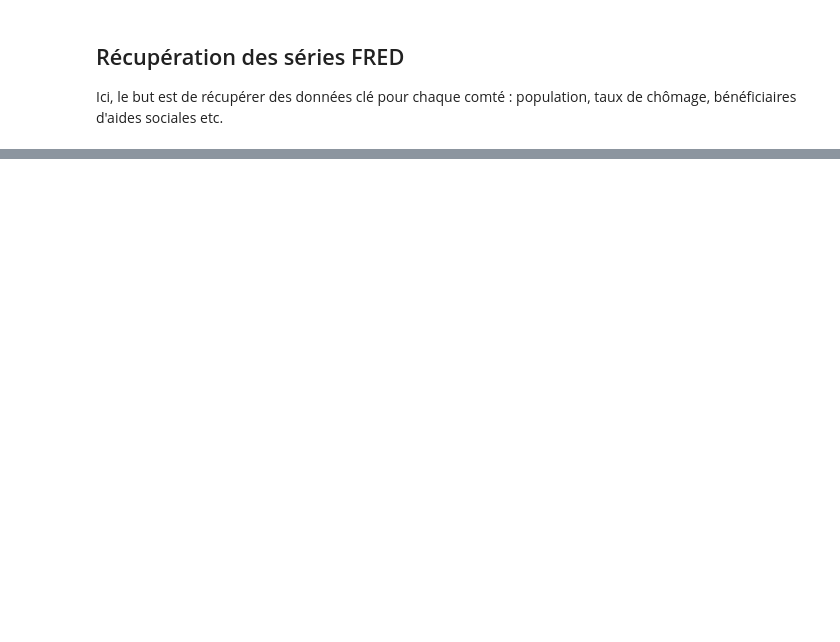
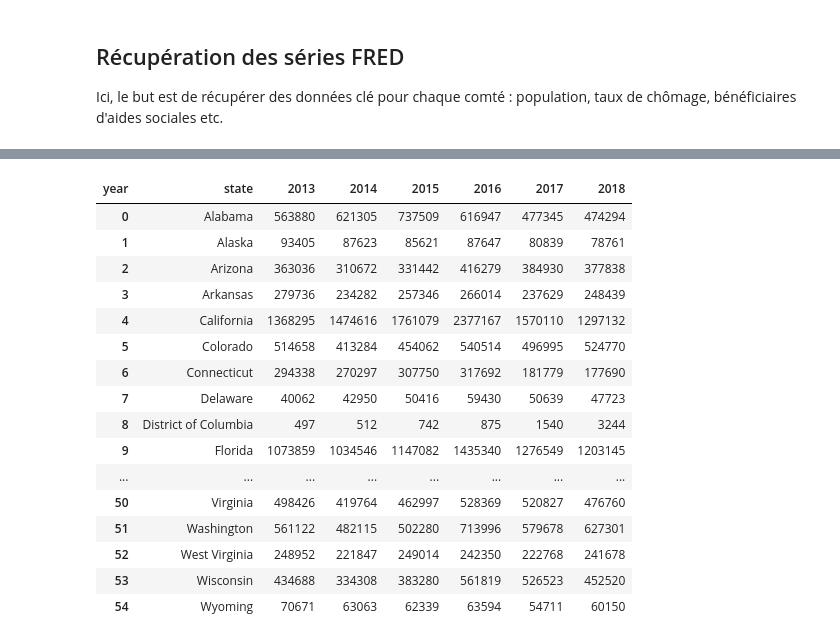
Before and after one commit to eleroux46/gun_violence, a Jupyter notebook: traitements_donnes.ipynb, the cells around one changed output, grey strips where cells are left out. Drawn from its saved outputs; the diff is of its cells as text; code cells hidden in the pictures; blank space fills up the shorter version.

```diff
--- a/traitements_donnes.ipynb
+++ b/traitements_donnes.ipynb
@@ -313,0 +334,4 @@ test_db.plot('med_h_income', legend=True, figsize=(20,12))
+# %%
+bg_checks_db = pd.read_csv('data/bg_checks.csv')
+bg_checks_db = bg_checks_db[['month', 'state', 'totals']]
+bg_checks_db.sample(5)
@@ -313,0 +345,34 @@ test_db.plot('med_h_income', legend=True, figsize=(20,12))
+# %%
+# Assuming 'month' is a string in 'year-month' format
+# If not, convert it to datetime using pd.to_datetime(bg_checks_db['month'])
+bg_checks_db['month'] = pd.to_datetime(bg_checks_db['month'] + '-01')
+
+# Create a new column for the year
+bg_checks_db['year'] = bg_checks_db['month'].dt.year
+
+# Create a pivot table
+bg_checks_db = bg_checks_db.pivot_table(values='totals', index='state', columns='year', aggfunc='sum', fill_value=0)
+
+# Display the result
+bg_checks_db = bg_checks_db.loc[:, 2013:2018]
+bg_checks_db.reset_index(inplace=True)
+# %%
+bg_checks_db
+# %% [output]
+| year | state | 2013 | 2014 | 2015 | 2016 | 2017 | 2018 |
+| 0 | Alabama | 563880 | 621305 | 737509 | 616947 | 477345 | 474294 |
+| 1 | Alaska | 93405 | 87623 | 85621 | 87647 | 80839 | 78761 |
+| 2 | Arizona | 363036 | 310672 | 331442 | 416279 | 384930 | 377838 |
+| 3 | Arkansas | 279736 | 234282 | 257346 | 266014 | 237629 | 248439 |
+| 4 | California | 1368295 | 1474616 | 1761079 | 2377167 | 1570110 | 1297132 |
+| 5 | Colorado | 514658 | 413284 | 454062 | 540514 | 496995 | 524770 |
+| 6 | Connecticut | 294338 | 270297 | 307750 | 317692 | 181779 | 177690 |
+| 7 | Delaware | 40062 | 42950 | 50416 | 59430 | 50639 | 47723 |
+| 8 | District of Columbia | 497 | 512 | 742 | 875 | 1540 | 3244 |
+| 9 | Florida | 1073859 | 1034546 | 1147082 | 1435340 | 1276549 | 1203145 |
+| ... | ... | ... | ... | ... | ... | ... | ... |
+| 50 | Virginia | 498426 | 419764 | 462997 | 528369 | 520827 | 476760 |
+| 51 | Washington | 561122 | 482115 | 502280 | 713996 | 579678 | 627301 |
+| 52 | West Virginia | 248952 | 221847 | 249014 | 242350 | 222768 | 241678 |
+| 53 | Wisconsin | 434688 | 334308 | 383280 | 561819 | 526523 | 452520 |
+| 54 | Wyoming | 70671 | 63063 | 62339 | 63594 | 54711 | 60150 |
```
Also changed, not shown: parts of 11 cells of this notebook.
